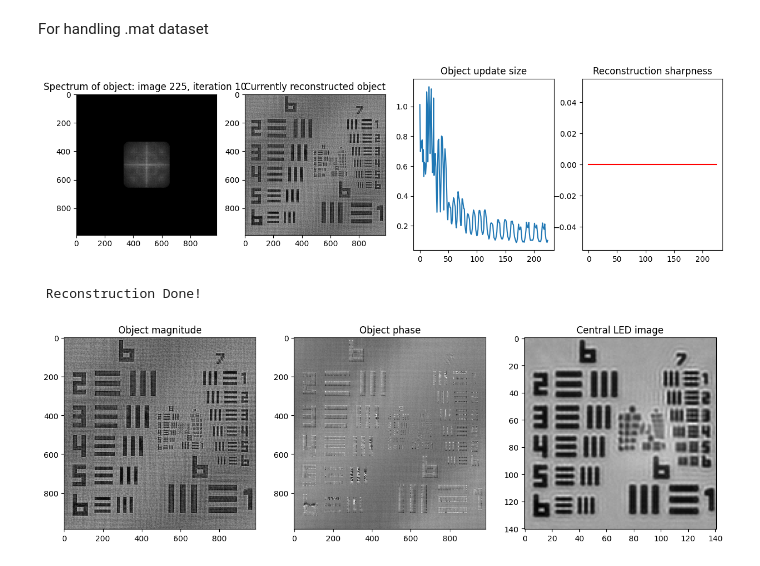
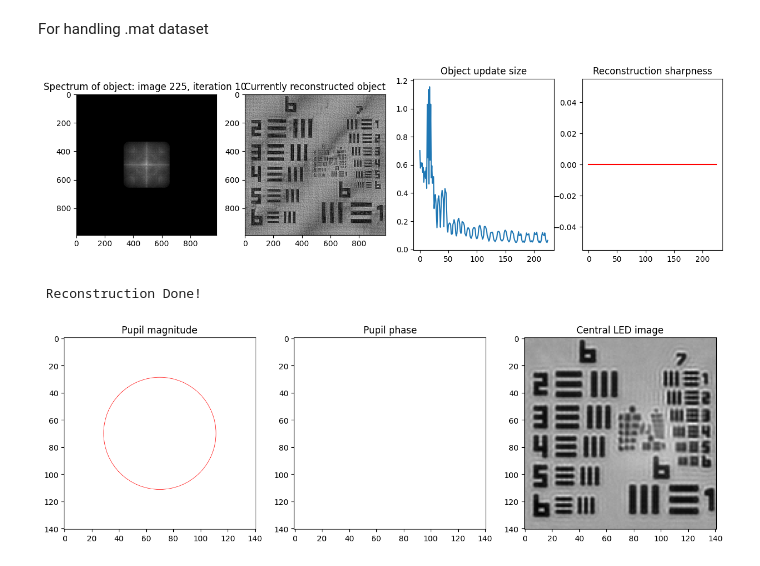
Before and after one commit to willtaylor072/Will_Taylor_FPM_4YP-main, a Jupyter notebook: reconstruction.ipynb, the cells around one changed output. Drawn from its saved outputs; the diff is of its cells as text; code cells hidden in the pictures.

```diff
--- a/reconstruction.ipynb
+++ b/reconstruction.ipynb
@@ -304,12 +294,13 @@ from os.path import isdir, join
 import importlib
 importlib.reload(fpm)
 
-data = loadmat('USAF_red.mat')
+data = loadmat('matlab_data/USAF_red.mat')
+# data = loadmat('matlab_data/blood_aberration.mat')
 
 # Extract variables
 # Note: MATLAB saves some variables as arrays even if they represent a single value or string.
 # You might need to access the first element or use [0,0] for structures.
-# aberration = data.get('aberration', None)  # Replace 'None' with a default value as needed
+aberration = data.get('aberration', None)  # Replace 'None' with a default value as needed
 images = data['imlow_HDR']  # Assuming 'imlow_HDR' key exists in the .mat file
 # theta = data['theta'][0,0] if 'theta' in data else None  # Assuming 'theta' might be a single value
 # wlength = data['wlength'][0,0] if 'wlength' in data else None
@@ -319,7 +310,7 @@ images = data['imlow_HDR']  # Assuming 'imlow_HDR' key exists in the .mat file
 
 # Experiment parameters
 grid_size = 15
-img_size = images.shape[0] # Size of low res image (original or crop)
+img_size = images.shape[0]
 num_images = grid_size**2
 
 images = images[:,:,:num_images]
@@ -353,12 +344,11 @@ sampling_ratio = f_sampling / f_cutoff
 x,y = np.meshgrid(np.linspace(-sampling_ratio,sampling_ratio,img_size), np.linspace(-sampling_ratio,sampling_ratio,img_size))
 theta,r = np.arctan2(y,x), np.sqrt(x**2 + y**2) # Polar coordinates
 pupil_radius = (1/sampling_ratio) * (img_size/2) # Diagnostics
-pupil = r<1 # Binary mask for frequencies below cutoff frequency (higher frequencies cannot be resolved due to diffraction)
+pupil_binary = r<1 # Binary mask for frequencies below cutoff frequency (higher frequencies cannot be resolved due to diffraction)
 
 # Initial object estimate (using first image)
-img = np.sqrt(images[:,:,0]) # Amplitude of central image
-F_img = fpm.FT(img) # Fourier transformed image (with shift)
-F_img = F_img * pupil # Apply pupil function
+F_img = fpm.FT(np.sqrt(images[:,:,0])) # Central image spectrum
+F_img = F_img * pupil_binary # Apply binary pupil function
 pad_width = int((obj_size - img_size) / 2) # Padding to make correct size
 obj = np.pad(F_img,pad_width,'constant',constant_values=0) # Initial object in Fourier domain
 
@@ -368,27 +358,20 @@ fig, axes = plt.subplots(1,4,figsize=(15,4))
 # Set parameters for reconstruction algorithm
 options = {
     'max_iter': 10, # Number of iterations
-    'alpha': 1, # Regularisation parameter for object update
+    'alpha': 5, # Regularisation parameter for object update
     'beta': 1, # Regularisation parameter for pupil update
     'plot_mode': 3, # 0, off; 2, plot every image; 3, plot every iteration (notebook version)
-    'update_method': 1, # 1, Quasi-Newton object and pupil updates; 2, EPRY object and pupil updates (faster)
+    'update_method': 1, # 1, Quasi-Newton object and pupil updates (stabler); 2, EPRY object and pupil updates (faster)
     'LED_correction': False, # Adjust LED wavevectors / positions (kx,ky)
 }
 
 # Reconstruction with calculated kx and ky (quickstart)
-# rec_obj,rec_pupil,kx_updated,ky_updated = fpm.reconstruct(images, kx, ky, obj, pupil, options, fig, axes)
-# np.save(os.path.join(data_path,'kx_updated'),kx_updated)
-# np.save(os.path.join(data_path,'ky_updated'),ky_updated)
-
-# # Reconstruction with updated kx and ky
-# kx = np.load(os.path.join(data_path,'kx_updated.npy'))
-# ky = np.load(os.path.join(data_path,'ky_updated.npy'))
-# rec_obj,rec_pupil,_,_ = reconstruct(images, kx, ky, obj, pupil, options, fig, axes)
+# rec_obj,rec_pupil,_,_ = fpm.reconstruct(images, kx, ky, obj, pupil_binary, options, fig, axes, pupil=aberration*pupil_binary)
 
 # Reconstruction with recovered pupil function
-rec_obj,rec_pupil,kx_updated,ky_updated = fpm.reconstruct(images, kx, ky, obj, rec_pupil, options, fig, axes)
+rec_obj,rec_pupil,_,_ = fpm.reconstruct(images, kx, ky, obj, pupil_binary, options, fig, axes, pupil=None)
 # %% [output]
-[figure, old version]
+[figure, new version]
  Reconstruction Done!
 # %%
 # Plot results
@@ -398,42 +381,42 @@ fig, axes = plt.subplots(1, 3, figsize=(15,15))
 obj_mag = np.abs(rec_obj) # Magnitude
 obj_arg = np.angle(rec_obj) # Phase
 
 # Recovered pupil
 pupil_mag = np.abs(rec_pupil)
 pupil_arg = np.angle(rec_pupil)
 
-# Show object
-axes[0].imshow(obj_mag,cmap='gray')
-axes[0].set_title('Object magnitude')
-axes[1].imshow(obj_arg, cmap='gray') # Heatmap for phase information
-axes[1].set_title('Object phase')
+# # Show object
+# axes[0].imshow(obj_mag,cmap='gray')
+# axes[0].set_title('Object magnitude')
+# axes[1].imshow(obj_arg, cmap='gray') # Heatmap for phase information
+# axes[1].set_title('Object phase')
 
 # # Show pupil
-# axes[0].imshow(pupil_mag,cmap='gray')
-# axes[0].set_title('Pupil magnitude')
-# axes[1].imshow(pupil_arg, cmap='hot') # Heatmap for phase information
-# axes[1].set_title('Pupil phase')
-# circle = patches.Circle((img_size//2,img_size//2),radius=pupil_radius,linewidth =0.5, edgecolor='red',facecolor='none')
-# axes[0].add_patch(circle) # Ensure pupil radius is correct
+axes[0].imshow(pupil_mag,cmap='gray')
+axes[0].set_title('Pupil magnitude')
+axes[1].imshow(pupil_arg, cmap='hot') # Heatmap for phase information
+axes[1].set_title('Pupil phase')
+circle = patches.Circle((img_size//2,img_size//2),radius=pupil_radius,linewidth =0.5, edgecolor='red',facecolor='none')
+axes[0].add_patch(circle) # Ensure pupil radius is correct
 
 # Show central image
 axes[2].imshow(images[:,:,0], cmap='gray')
 axes[2].set_title('Central LED image')
 
 # Save results (object)
 obj_mag = obj_mag / np.max(obj_mag) # Normalise
 obj_mag = (obj_mag * 255).astype(np.uint8)
 obj_mag = Image.fromarray(obj_mag)
 obj_mag.save('results/recent/magnitude.png')
 
 obj_arg = plt.cm.hot(obj_arg)  # Necessary for saving image
 obj_arg = (obj_arg * 255).astype(np.uint8)
 obj_arg = Image.fromarray(obj_arg)
 obj_arg.save('results/recent/phase.png',format='PNG')
 
 img_0 = images[:,:,0] / np.max(images[:,:,0])
 img_0 = (img_0 * 255).astype(np.uint8)
 img_0 = Image.fromarray(img_0)
 img_0.save('results/recent/brightfield.png',format='PNG')
 # %% [output]
-[figure, old version]
+[figure, new version]
```
Also changed, not shown: parts of 4 cells of this notebook, 7 other files.
